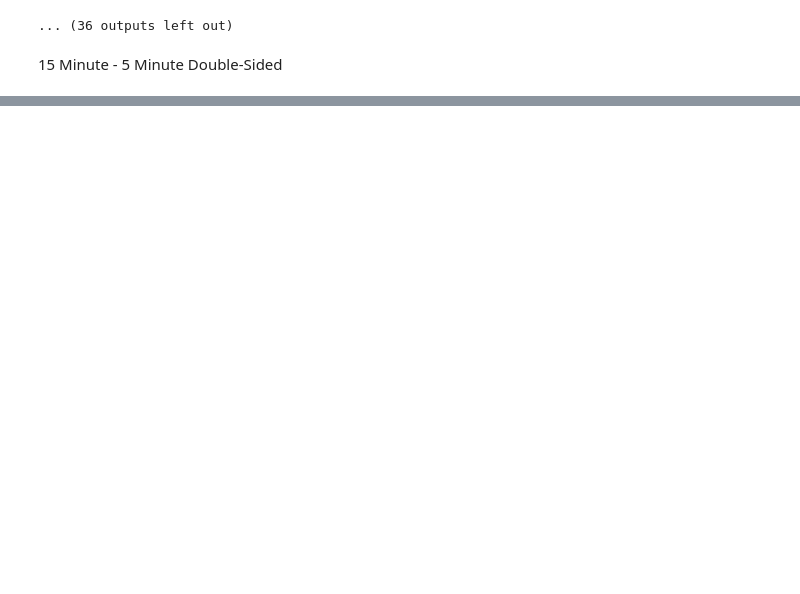
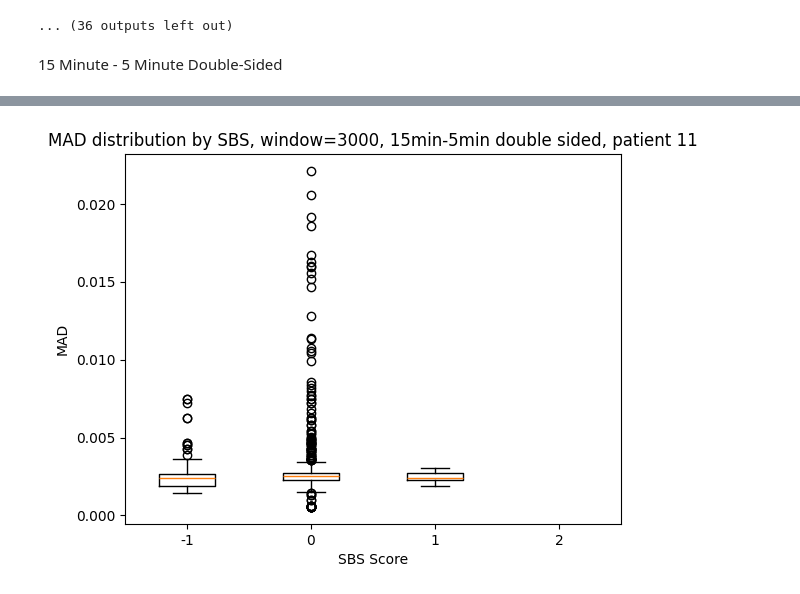
Before and after one commit to fyng/PedAccel, a Jupyter notebook: data_analysis/PythonPipeline/MAD_Graphs_Patient11.ipynb, the cells around one changed output, grey strips where cells are left out. Cells and saved outputs as stored; diff of their text form; code cells hidden in the pictures; blank space fills up the shorter version.

```diff
--- a/data_analysis/PythonPipeline/MAD_Graphs_Patient11.ipynb
+++ b/data_analysis/PythonPipeline/MAD_Graphs_Patient11.ipynb
@@ -251,7 +263,7 @@ for i, sbs_value in enumerate(sbs):
 # TODO: CHANGE THESE PARAMS
 # Set params
 filename = 'Patient11_15MIN_5MIN_DSW_AllSBS.mat'
-window_size = 100 #100 is 1 second worth of time
+window_size = 3000 #100 is 1 second worth of time
 
 # Run all the cells below
 # %%
@@ -267,7 +283,9 @@ print(len(x_mag[0]))
 # %%
 ax, sbs_mad_dict = sbs_boxplot(sbs, x_mag, window_size, show_outlier=True)
 
-plt.title('MAD distribution by SBS, window=100, 15min-5min double sided, patient 9')
+plt.title('MAD distribution by SBS, window=3000, 15min-5min double sided, patient 11')
 plt.show()
+# %% [output]
+[figure, added]
 # %%
 report_quartiles(sbs_mad_dict)
```
Also changed, not shown: parts of 13 cells of this notebook, 6 other files.
